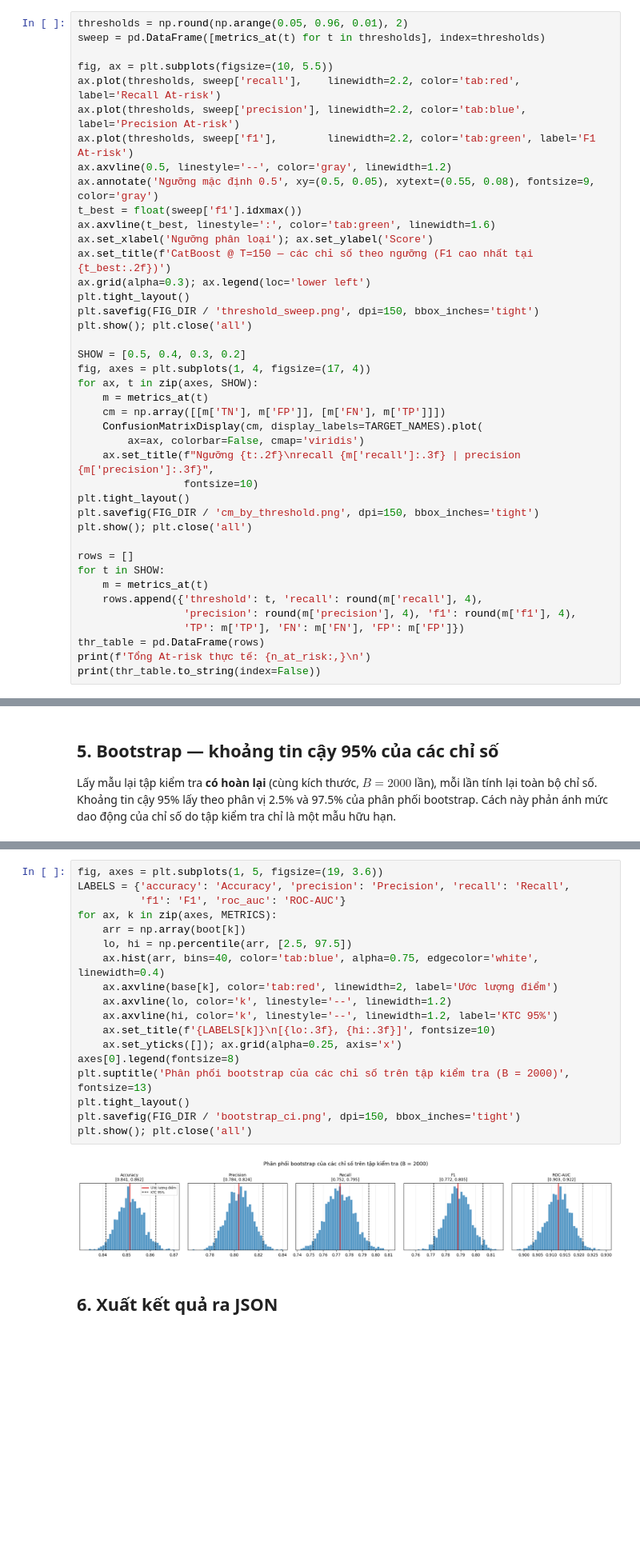
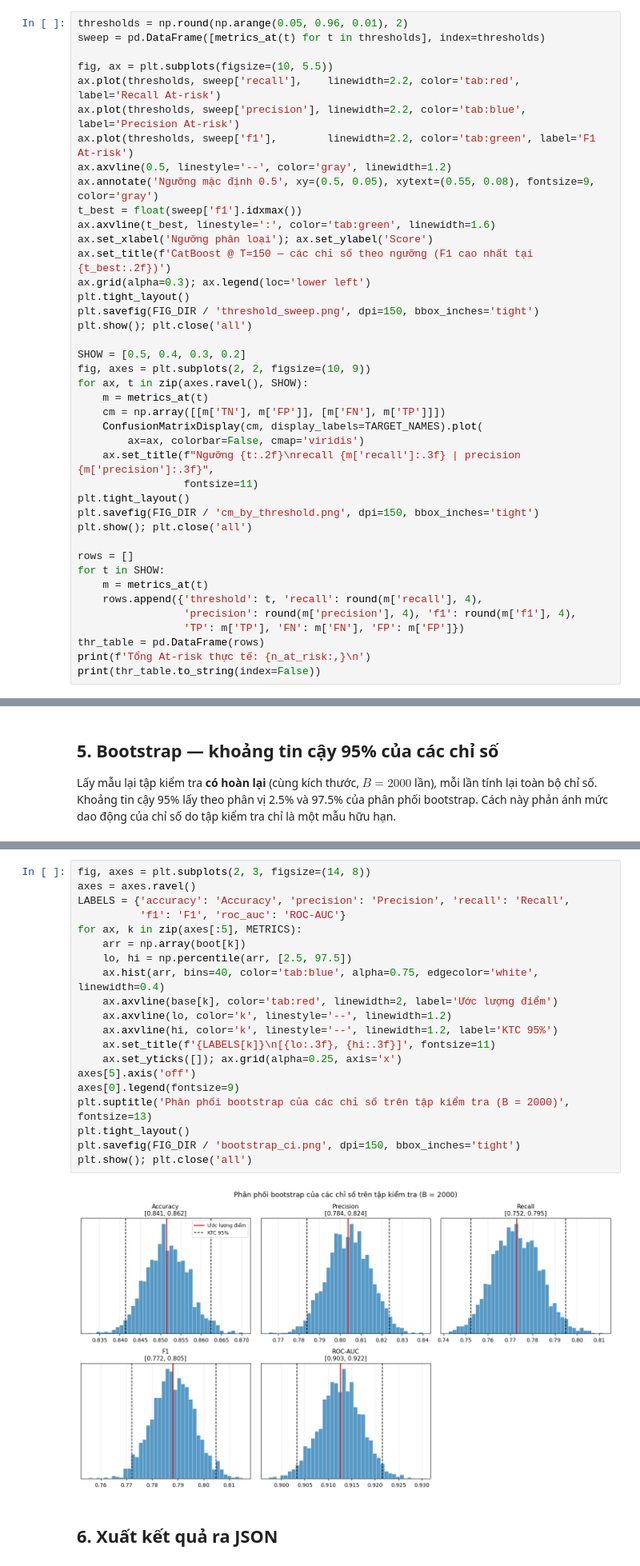
Before and after one commit to thiennguyen37-qn/early-academic-risk-warning, a Jupyter notebook: notebooks/threshold_bootstrap.ipynb, the cells around one changed output, grey strips where cells are left out. Shown at 80% size. Drawn from its saved outputs; the diff is of its cells as text; blank space fills up the shorter version.

```diff
--- a/notebooks/threshold_bootstrap.ipynb
+++ b/notebooks/threshold_bootstrap.ipynb
@@ -212,14 +212,14 @@ plt.savefig(FIG_DIR / 'threshold_sweep.png', dpi=150, bbox_inches='tight')
 plt.show(); plt.close('all')
 
 SHOW = [0.5, 0.4, 0.3, 0.2]
-fig, axes = plt.subplots(1, 4, figsize=(17, 4))
-for ax, t in zip(axes, SHOW):
+fig, axes = plt.subplots(2, 2, figsize=(10, 9))
+for ax, t in zip(axes.ravel(), SHOW):
     m = metrics_at(t)
     cm = np.array([[m['TN'], m['FP']], [m['FN'], m['TP']]])
     ConfusionMatrixDisplay(cm, display_labels=TARGET_NAMES).plot(
         ax=ax, colorbar=False, cmap='viridis')
     ax.set_title(f"Ngưỡng {t:.2f}\nrecall {m['recall']:.3f} | precision {m['precision']:.3f}",
-                 fontsize=10)
+                 fontsize=11)
 plt.tight_layout()
 plt.savefig(FIG_DIR / 'cm_by_threshold.png', dpi=150, bbox_inches='tight')
 plt.show(); plt.close('all')
@@ -343,25 +343,27 @@ precision 0.8039     0.8040  0.7839   0.8239 0.0399 0.0105
        f1 0.7881     0.7881  0.7720   0.8049 0.0329 0.0082
   roc_auc 0.9126     0.9126  0.9033   0.9215 0.0183 0.0046
 # %%
-fig, axes = plt.subplots(1, 5, figsize=(19, 3.6))
+fig, axes = plt.subplots(2, 3, figsize=(14, 8))
+axes = axes.ravel()
 LABELS = {'accuracy': 'Accuracy', 'precision': 'Precision', 'recall': 'Recall',
           'f1': 'F1', 'roc_auc': 'ROC-AUC'}
-for ax, k in zip(axes, METRICS):
+for ax, k in zip(axes[:5], METRICS):
     arr = np.array(boot[k])
     lo, hi = np.percentile(arr, [2.5, 97.5])
     ax.hist(arr, bins=40, color='tab:blue', alpha=0.75, edgecolor='white', linewidth=0.4)
     ax.axvline(base[k], color='tab:red', linewidth=2, label='Ước lượng điểm')
     ax.axvline(lo, color='k', linestyle='--', linewidth=1.2)
     ax.axvline(hi, color='k', linestyle='--', linewidth=1.2, label='KTC 95%')
-    ax.set_title(f'{LABELS[k]}\n[{lo:.3f}, {hi:.3f}]', fontsize=10)
+    ax.set_title(f'{LABELS[k]}\n[{lo:.3f}, {hi:.3f}]', fontsize=11)
     ax.set_yticks([]); ax.grid(alpha=0.25, axis='x')
-axes[0].legend(fontsize=8)
+axes[5].axis('off')
+axes[0].legend(fontsize=9)
 plt.suptitle('Phân phối bootstrap của các chỉ số trên tập kiểm tra (B = 2000)', fontsize=13)
 plt.tight_layout()
 plt.savefig(FIG_DIR / 'bootstrap_ci.png', dpi=150, bbox_inches='tight')
 plt.show(); plt.close('all')
 # %% [output]
-[figure, old version]
+[figure, new version]
 # %% [markdown]
 ## 6. Xuất kết quả ra JSON
 # %%
```
Also changed, not shown: parts of 2 cells of this notebook, 3 other files.
